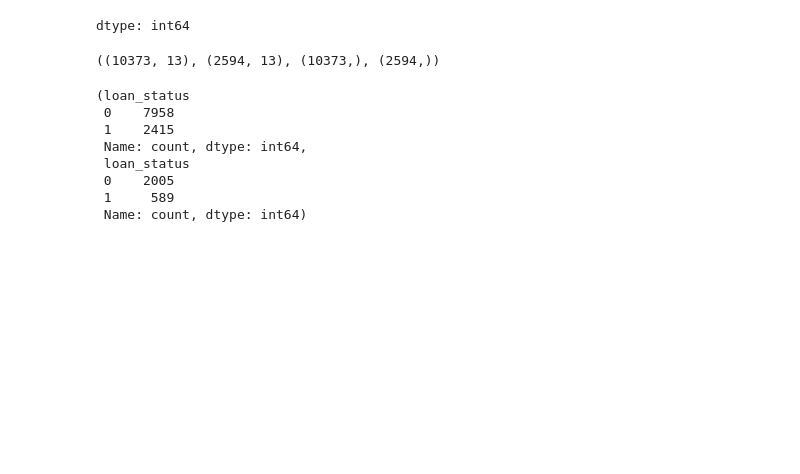
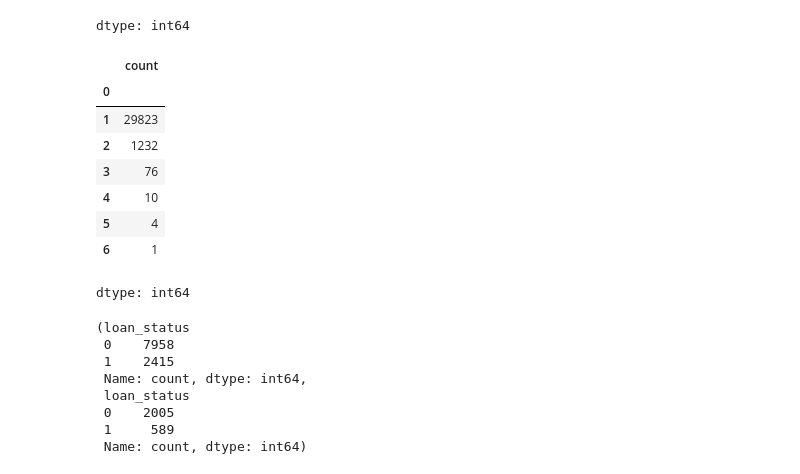
Before and after one commit to barrybuddy/jrtests-learn-dbt-, a Jupyter notebook: chapter_appendix-tools-for-deep-learning/jupyter.ipynb, the cells around one changed output. Saved outputs shown, nothing was run; the diff lists cells and outputs as text; code cells hidden in the pictures; blank space fills up the shorter version.

```diff
--- a/chapter_appendix-tools-for-deep-learning/jupyter.ipynb
+++ b/chapter_appendix-tools-for-deep-learning/jupyter.ipynb
@@ -67,33 +67,46 @@ dtype: int64
 # null_summary = pd.DataFrame({
 #     'null_count': df.isna().sum(),
 #     'null_pct': (df.isna().sum()/df.shape[0]) * 100
 # })
 # print(null_summary,df.shape[0])
 # df[df['loan_int_rate'].isna()]
 # pd.DataFrame(((df.isna().sum().sort_values(ascending=False)/df.shape[0]))*100 > 5).reset_index()[0].value_counts(dropna=False)
 
 # display(pd.DataFrame(pd.crosstab(df['person_age'], df['loan_status'])))
 
 # print(pd.crosstab(df['person_emp_length'].fillna('Missing'), df['loan_status'], dropna=False, margins=True))
 # display(pd.crosstab(df['person_emp_length'].fillna('Missing'), df['loan_status']))
 
 # df['splitdata_flag'] = np.where((df['person_age'] >= 25) & (df['person_age'] <= 45) , 'OOT' , 'Train')
 # df['splitdata_flag'].value_counts(dropna=False)
 # pd.crosstab(df['splitdata_flag'], df['loan_status'])
 # print(df.columns[:])
 
 # df.drop(columns = {'split_data_flag'}, axis = 1, inplace=True)
 # df.columns
 
 # df[df['splitdata_flag'] == 'Train'].drop(columns = {'split_data_flag'}, axis=1)
 # X = df[df['splitdata_flag'] == 'Train']
 # Y = df['loan_status'][df['splitdata_flag'] == 'Train']
 # X
 # Y
 # X_train, X_test, Y_train, Y_test = train_test_split(X, Y, test_size=0.2, random_state=42)
-X_train.shape, X_test.shape, Y_train.shape, Y_test.shape
+# X_train.shape, X_test.shape, Y_train.shape, Y_test.shape
 # Y_train.value_counts(dropna=False), Y_test.value_counts(dropna=False)
+
+# df['splitdata_flag'] = np.where(df[])
+
+# pd.DataFrame(df.groupby(['person_age','person_income','person_home_ownership', 'loan_intent', 'loan_amnt','loan_percent_income', 'loan_status']).size()).value_counts(dropna=False)
+
 # df[['person_age','split_data_flag']].to_csv('sample_output1.csv', index=False)
 # %% [output]
+|  | count |
+| 0 |  |
+| 1 | 29823 |
+| 2 | 1232 |
+| 3 | 76 |
+| 4 | 10 |
+| 5 | 4 |
+| 6 | 1 |
-((10373, 13), (2594, 13), (10373,), (2594,))
+dtype: int64
 # %%
```
Also changed, not shown: parts of 1 cell of this notebook.
